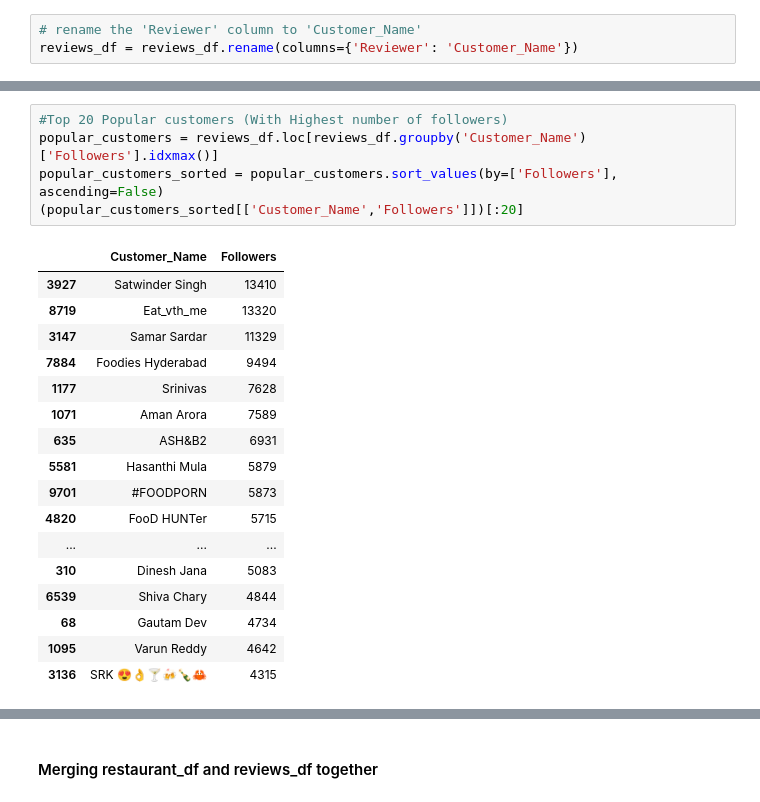
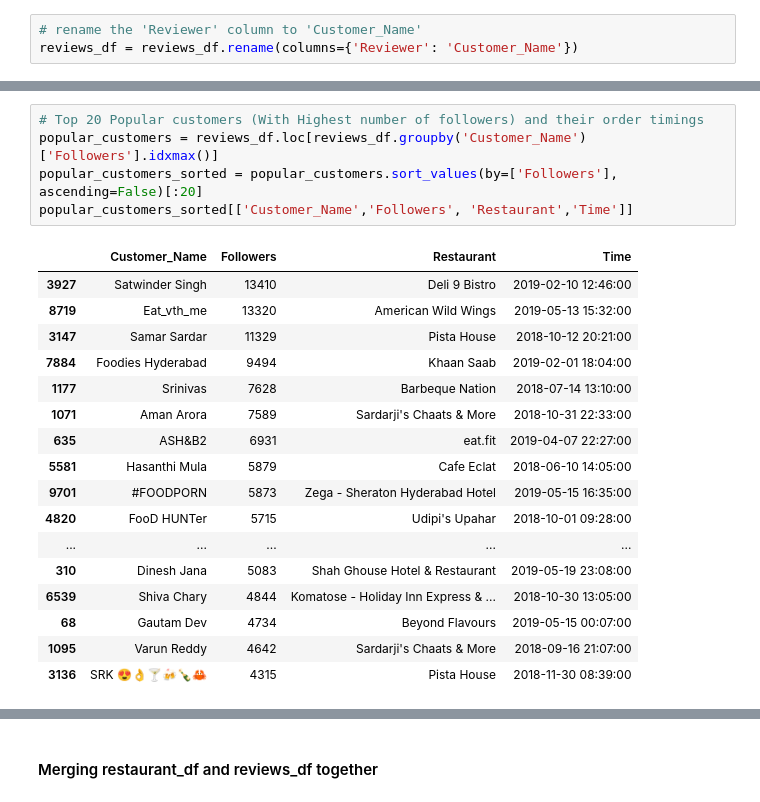
Before and after one commit to v1git12/Capstone-Project-4-Zomato-Restraurant-Clustering-And-Sentiment-Analysis, a Jupyter notebook: Zomato_Restaurant_Clustering_&_Sentiment_Analysis.ipynb, the cells around one changed output, grey strips where cells are left out. Drawn from its saved outputs; the diff is of its cells as text.

```diff
--- a/Zomato_Restaurant_Clustering_&_Sentiment_Analysis.ipynb
+++ b/Zomato_Restaurant_Clustering_&_Sentiment_Analysis.ipynb
@@ -668,23 +719,23 @@ Name: Customer_Name, Length: 7446, dtype: int64
 # %%
-#Top 20 Popular customers (With Highest number of followers)
+# Top 20 Popular customers (With Highest number of followers) and their order timings
 popular_customers = reviews_df.loc[reviews_df.groupby('Customer_Name')['Followers'].idxmax()]
-popular_customers_sorted = popular_customers.sort_values(by=['Followers'], ascending=False)
-(popular_customers_sorted[['Customer_Name','Followers']])[:20]
+popular_customers_sorted = popular_customers.sort_values(by=['Followers'], ascending=False)[:20]
+popular_customers_sorted[['Customer_Name','Followers', 'Restaurant','Time']]
 # %% [output]
-|  | Customer_Name | Followers |
-| 3927 | Satwinder Singh | 13410 |
-| 8719 | Eat_vth_me | 13320 |
-| 3147 | Samar Sardar | 11329 |
-| 7884 | Foodies Hyderabad | 9494 |
-| 1177 | Srinivas | 7628 |
-| 1071 | Aman Arora | 7589 |
-| 635 | ASH&B2 | 6931 |
-| 5581 | Hasanthi Mula | 5879 |
-| 9701 | #FOODPORN | 5873 |
-| 4820 | FooD HUNTer | 5715 |
-| ... | ... | ... |
-| 310 | Dinesh Jana | 5083 |
-| 6539 | Shiva Chary | 4844 |
-| 68 | Gautam Dev | 4734 |
-| 1095 | Varun Reddy | 4642 |
-| 3136 | SRK 😍👌🍸🍻🍾🦀 | 4315 |
+|  | Customer_Name | Followers | Restaurant | Time |
+| 3927 | Satwinder Singh | 13410 | Deli 9 Bistro | 2019-02-10 12:46:00 |
+| 8719 | Eat_vth_me | 13320 | American Wild Wings | 2019-05-13 15:32:00 |
+| 3147 | Samar Sardar | 11329 | Pista House | 2018-10-12 20:21:00 |
+| 7884 | Foodies Hyderabad | 9494 | Khaan Saab | 2019-02-01 18:04:00 |
+| 1177 | Srinivas | 7628 | Barbeque Nation | 2018-07-14 13:10:00 |
+| 1071 | Aman Arora | 7589 | Sardarji's Chaats & More | 2018-10-31 22:33:00 |
+| 635 | ASH&B2 | 6931 | eat.fit | 2019-04-07 22:27:00 |
+| 5581 | Hasanthi Mula | 5879 | Cafe Eclat | 2018-06-10 14:05:00 |
+| 9701 | #FOODPORN | 5873 | Zega - Sheraton Hyderabad Hotel | 2019-05-15 16:35:00 |
+| 4820 | FooD HUNTer | 5715 | Udipi's Upahar | 2018-10-01 09:28:00 |
+| ... | ... | ... | ... | ... |
+| 310 | Dinesh Jana | 5083 | Shah Ghouse Hotel & Restaurant | 2019-05-19 23:08:00 |
+| 6539 | Shiva Chary | 4844 | Komatose - Holiday Inn Express & ... | 2018-10-30 13:05:00 |
+| 68 | Gautam Dev | 4734 | Beyond Flavours | 2019-05-15 00:07:00 |
+| 1095 | Varun Reddy | 4642 | Sardarji's Chaats & More | 2018-09-16 21:07:00 |
+| 3136 | SRK 😍👌🍸🍻🍾🦀 | 4315 | Pista House | 2018-11-30 08:39:00 |
```
Also changed, not shown: parts of 157 cells of this notebook.
